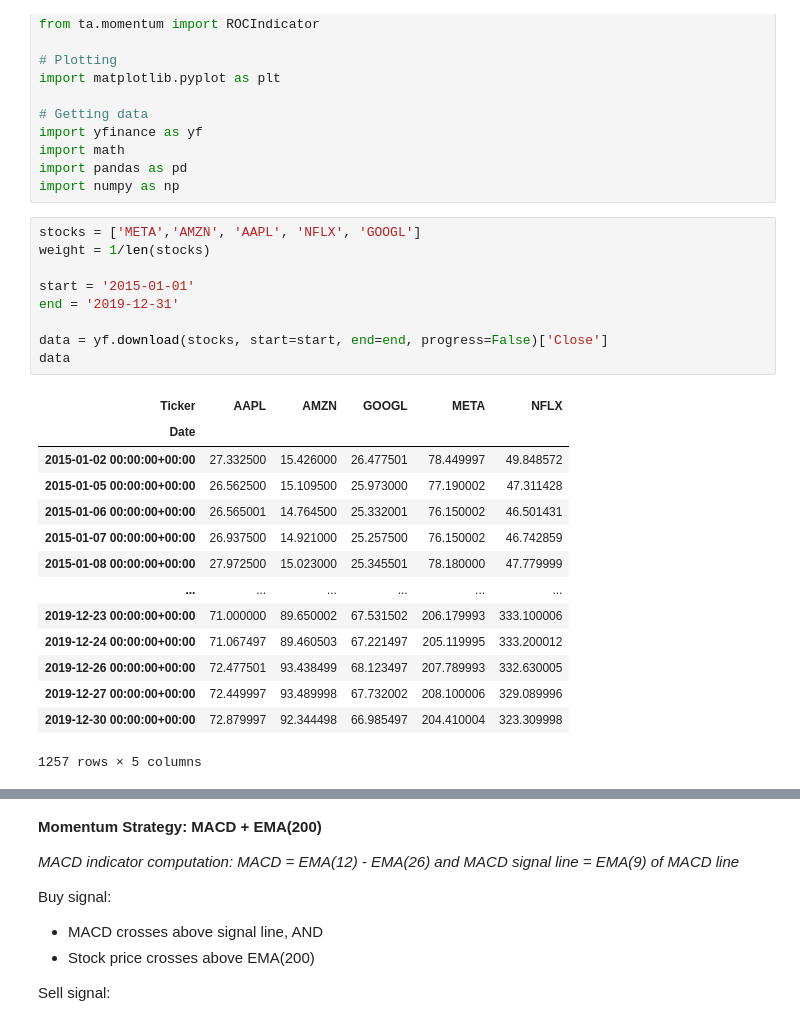
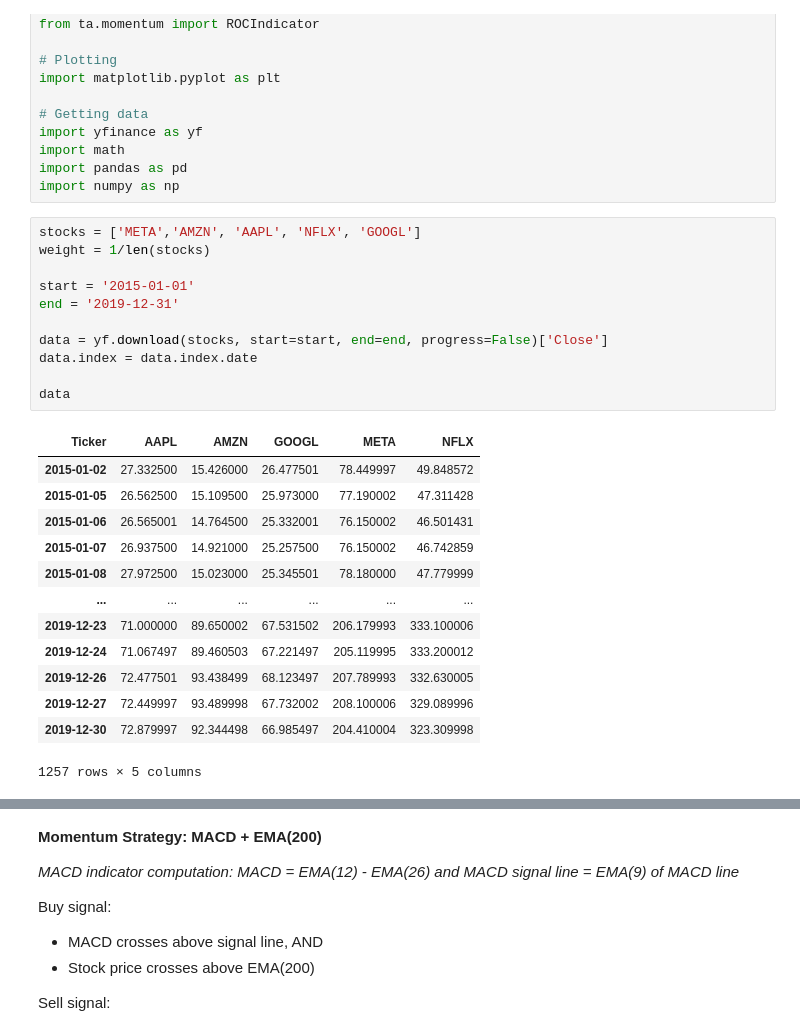
Before and after one commit to pehper/IS4226, a Jupyter notebook: momentum-strat.ipynb, the cells around one changed output, grey strips where cells are left out. Drawn from its saved outputs; the diff is of its cells as text.

```diff
--- a/momentum-strat.ipynb
+++ b/momentum-strat.ipynb
@@ -21,26 +21,27 @@ import numpy as np
 # %%
 stocks = ['META','AMZN', 'AAPL', 'NFLX', 'GOOGL']
 weight = 1/len(stocks)
 
 start = '2015-01-01'
 end = '2019-12-31'
 
 data = yf.download(stocks, start=start, end=end, progress=False)['Close']
+data.index = data.index.date
+
 data
 # %% [output]
 | Ticker | AAPL | AMZN | GOOGL | META | NFLX |
-| Date |  |  |  |  |  |
-| 2015-01-02 00:00:00+00:00 | 27.332500 | 15.426000 | 26.477501 | 78.449997 | 49.848572 |
-| 2015-01-05 00:00:00+00:00 | 26.562500 | 15.109500 | 25.973000 | 77.190002 | 47.311428 |
-| 2015-01-06 00:00:00+00:00 | 26.565001 | 14.764500 | 25.332001 | 76.150002 | 46.501431 |
-| 2015-01-07 00:00:00+00:00 | 26.937500 | 14.921000 | 25.257500 | 76.150002 | 46.742859 |
-| 2015-01-08 00:00:00+00:00 | 27.972500 | 15.023000 | 25.345501 | 78.180000 | 47.779999 |
+| 2015-01-02 | 27.332500 | 15.426000 | 26.477501 | 78.449997 | 49.848572 |
+| 2015-01-05 | 26.562500 | 15.109500 | 25.973000 | 77.190002 | 47.311428 |
+| 2015-01-06 | 26.565001 | 14.764500 | 25.332001 | 76.150002 | 46.501431 |
+| 2015-01-07 | 26.937500 | 14.921000 | 25.257500 | 76.150002 | 46.742859 |
+| 2015-01-08 | 27.972500 | 15.023000 | 25.345501 | 78.180000 | 47.779999 |
 | ... | ... | ... | ... | ... | ... |
-| 2019-12-23 00:00:00+00:00 | 71.000000 | 89.650002 | 67.531502 | 206.179993 | 333.100006 |
-| 2019-12-24 00:00:00+00:00 | 71.067497 | 89.460503 | 67.221497 | 205.119995 | 333.200012 |
-| 2019-12-26 00:00:00+00:00 | 72.477501 | 93.438499 | 68.123497 | 207.789993 | 332.630005 |
-| 2019-12-27 00:00:00+00:00 | 72.449997 | 93.489998 | 67.732002 | 208.100006 | 329.089996 |
-| 2019-12-30 00:00:00+00:00 | 72.879997 | 92.344498 | 66.985497 | 204.410004 | 323.309998 |
+| 2019-12-23 | 71.000000 | 89.650002 | 67.531502 | 206.179993 | 333.100006 |
+| 2019-12-24 | 71.067497 | 89.460503 | 67.221497 | 205.119995 | 333.200012 |
+| 2019-12-26 | 72.477501 | 93.438499 | 68.123497 | 207.789993 | 332.630005 |
+| 2019-12-27 | 72.449997 | 93.489998 | 67.732002 | 208.100006 | 329.089996 |
+| 2019-12-30 | 72.879997 | 92.344498 | 66.985497 | 204.410004 | 323.309998 |
 1257 rows × 5 columns
 # %%
 # Plot close price for each stock from 2015-2019
```
Also changed, not shown: parts of 42 cells of this notebook.
